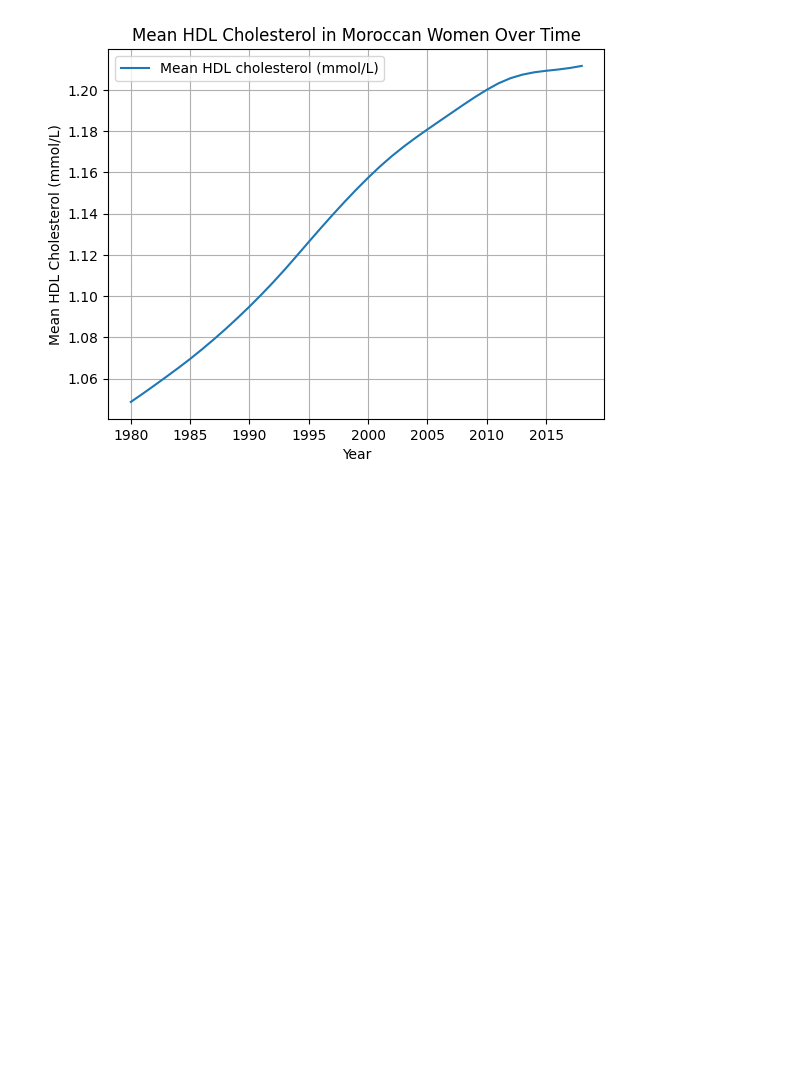
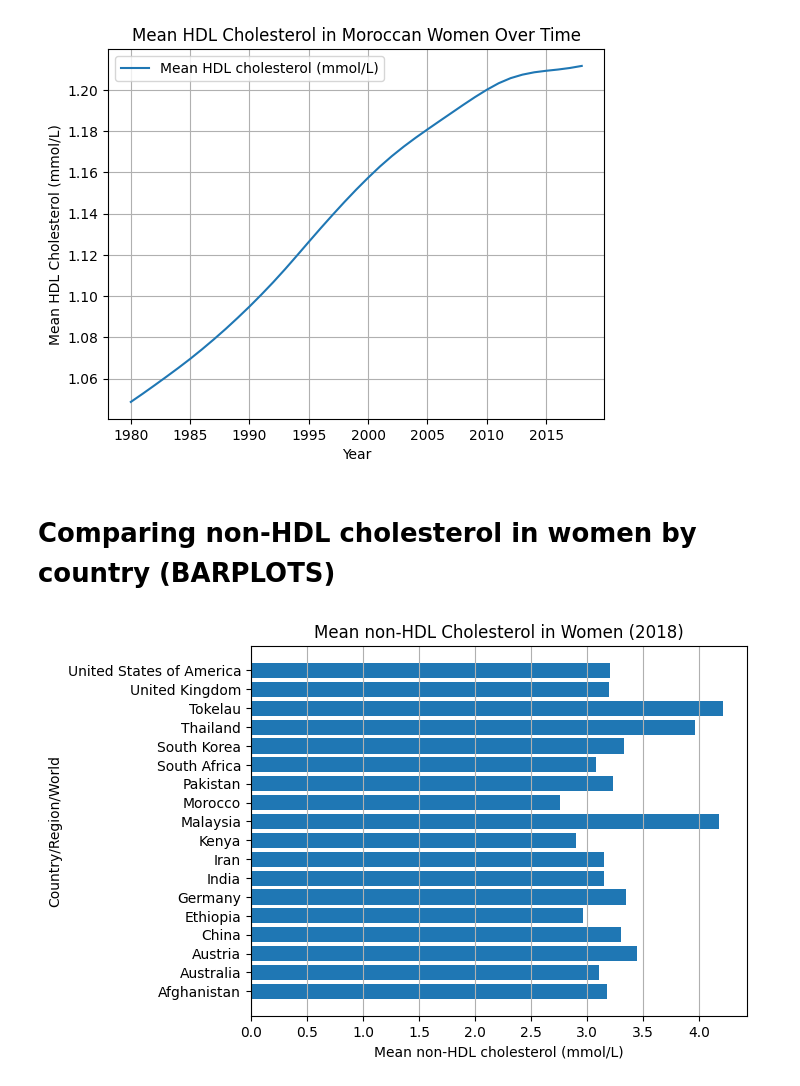
Before and after one commit to jocelynbrownie27-max/Cholesterol-Project, a Jupyter notebook: DSRP_2026_Jocelyn_Browne_(CHOLESTEROL).ipynb, the cells around one changed output. Saved outputs shown, nothing was run; the diff lists cells and outputs as text; code cells hidden in the pictures; blank space fills up the shorter version.

```diff
--- a/DSRP_2026_Jocelyn_Browne_(CHOLESTEROL).ipynb
+++ b/DSRP_2026_Jocelyn_Browne_(CHOLESTEROL).ipynb
@@ -294,0 +289,13 @@ plt.show()
+# %% [markdown]
+# Comparing non-HDL cholesterol in women by country (BARPLOTS)
+# %%
+selected_countries = ['Australia', 'Austria', 'United States of America', 'United Kingdom', 'Germany', 'Malaysia', 'Thailand', 'China', 'Kenya', 'Morocco', 'South Africa', 'Ethiopia', 'Tokelau', 'Iran', 'Afghanistan', 'India', 'Pakistan', 'South Korea']
+specific_country_df = df[(df['Year'] == 2018) & (df['Sex'] == 'Women') & (df['Country/Region/World'].isin(selected_countries))].copy()
+plt.barh(specific_country_df['Country/Region/World'], specific_country_df['Mean non-HDL cholesterol (mmol/L)'])
+plt.title('Mean non-HDL Cholesterol in Women (2018)')
+plt.xlabel('Mean non-HDL cholesterol (mmol/L)')
+plt.ylabel('Country/Region/World')
+plt.grid(axis='x')
+plt.show()
+# %% [output]
+[figure, added]
```
Also changed, not shown: parts of 4 cells of this notebook.
